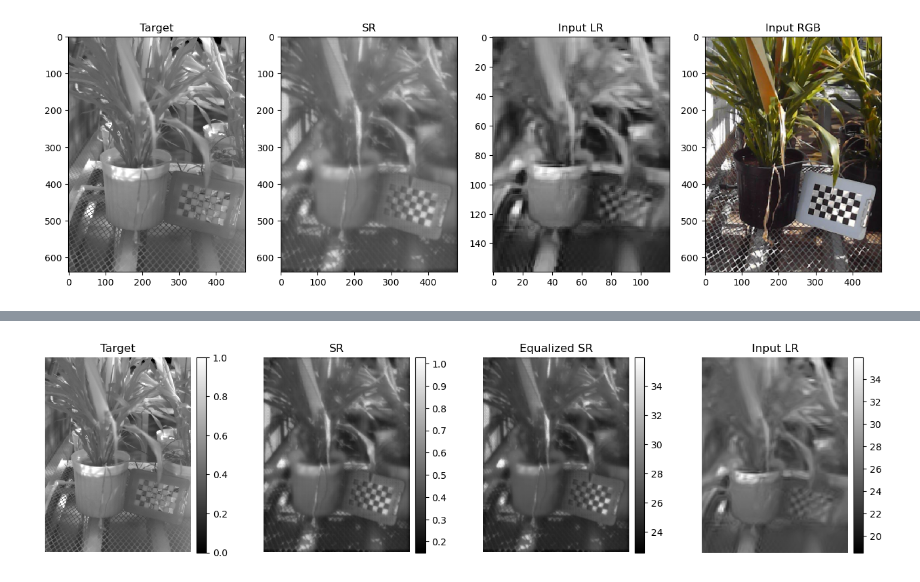
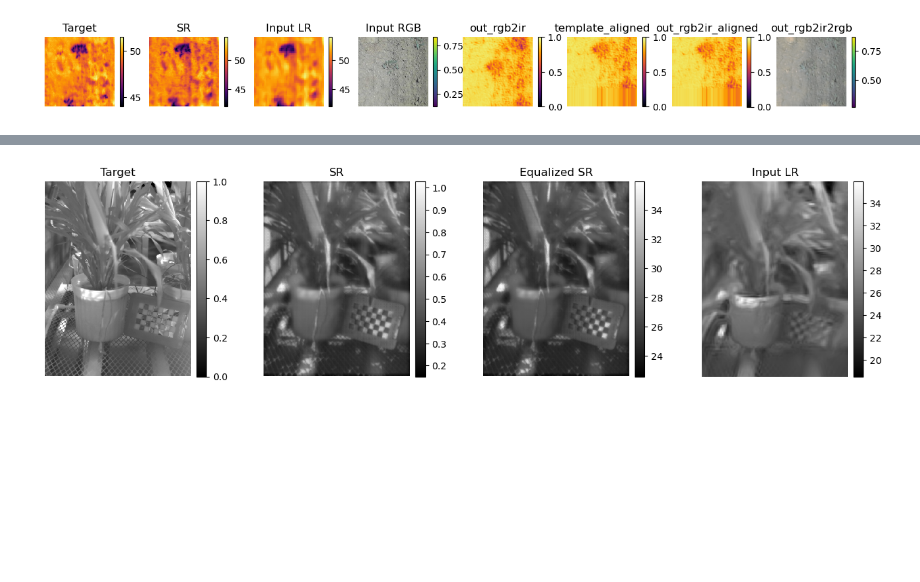
Before and after one commit to GEMINI-Breeding/SRGAN-PyTorch, a Jupyter notebook: test_themalRGB.ipynb, the cells around one changed output, grey strips where cells are left out. Drawn from its saved outputs; the diff is of its cells as text; code cells hidden in the pictures; blank space fills up the shorter version.

```diff
--- a/test_themalRGB.ipynb
+++ b/test_themalRGB.ipynb
@@ -41,0 +100,15 @@ Generator(
+# %%
+config = Config()
+# config.device = torch.device("cpu", 0)
+model = Generator(debug=True)
+#model.load_state_dict(torch.load('results/2022-05-01-ThermalRGB_NCCLoss_Fixbug/g-best.pth'))
+#model.load_state_dict(torch.load('results/2022-05-01-ThermalRGB_NCCLoss_Fixbug/g-last.pth')) # Best visual reslt
+#model.load_state_dict(torch.load('results/2023-06-01-ThermalRGB_HRMSE_RGBNCC_RealTemp/g-last.pth'))
+#model.load_state_dict(torch.load('results/2023-06-01-ThermalRGB_HRMSE_RGBNCC_RealTemp/g-last.pth'))
+# model.load_state_dict(torch.load('results/2023-06-02-ThermalRGB_HRMSE_HRNCC_RealTemp/g-best.pth'))
+#model.load_state_dict(torch.load('results/2023-06-06-ThermalRGB_HRMSE_HRNCC_T4Data/g_epoch_1301.pth')) # New structure!
+# model.load_state_dict(torch.load('results/2023-06-07-ThermalRGB_HRMSE_HRNCC_TIGAN/g-best.pth'))
+#model.load_state_dict(torch.load('results/2023-06-10-DeformableConv/g-last.pth'))
+model.load_state_dict(torch.load('results/2023-06-11-CycleGANSR2/g-last.pth'))
+model.to(config.device)
+model.eval()
@@ -42,34 +133,70 @@ Generator(
 # %%
 # Test Image
 #sample_dataset = ImageDataset(dataroot="/home/lion397/data/datasets/GEMINI/Training_220315/val/",image_size=96, upscale_factor=4, mode="train")
-sample_dataset = ImageDataset(dataroot="/home/lion397/data/datasets/GEMINI/Training_220315/val",image_size=96, upscale_factor=4, mode="train")
-(low_img, rgb_img, high_ir) = sample_dataset.getImage(10)
-rgb_img_disp = rgb_img
-low_img = torch.FloatTensor(low_img)[None, None,:, :]/255.0
-rgb_img = rgb_img[:, :, [2, 1, 0]] # swap channel from RGB to BGR
-rgb_img = torch.FloatTensor(rgb_img).permute(2,0,1).unsqueeze(0)/255.0
-high_ir = torch.FloatTensor(high_ir)[None, None,:, :]/255.0
-lr = low_img.to(config.device, non_blocking=True)
-rgb = rgb_img.to(config.device, non_blocking=True)
-high_ir = high_ir.to(config.device, non_blocking=True)
-sr = model(lr, rgb)
+#sample_dataset = ImageDataset(dataroot="/home/lion397/data/datasets/GEMINI/Training_220315/val",image_size=256, upscale_factor=4, mode="val")
+#sample_dataset = ImageDataset(dataroot="/home/GEMINI/Dataset_processing/Davis_Legumes/2022-06-20/Thermal_Matched",image_size=96, upscale_factor=4, mode="val", random_crop=True)
+sample_dataset = ImageDataset(dataroot="/home/lion397/data/datasets/GEMINI/Training_T4_1_2_3/val",image_size=256, upscale_factor=4, mode="val", random_crop=True)
+(low_img, rgb_img, high_ir, thermal_info) = sample_dataset[100] # 늘 쓰던 Referene image
+#rgb_img = move_tensor(rgb_img,0,20)
+#rgb_img = torch.FloatTensor(np.zeros((3,256,256)))
+high_img = high_ir.squeeze()
+lr_img = low_img.squeeze()
+lr = low_img.unsqueeze(0).to(config.device, non_blocking=True)
+rgb = rgb_img.unsqueeze(0).to(config.device, non_blocking=True)
+rgb_img_disp = rgb_img.permute(1,2,0).cpu().detach().numpy()
+print(thermal_info)
+sr, debug = model(lr, rgb)
+# print(model.stn.dtheta)
 sr_img = sr.squeeze().cpu().detach().numpy()
 lr_img = lr.squeeze().cpu().detach().numpy()
 high_img = high_ir.squeeze().cpu().detach().numpy()
-# plt.imshow(sr_img,cmap='gray')
-f, axarr = plt.subplots(1,4, figsize=(16,8))
-im0 = axarr[0].imshow(high_img, interpolation='none', cmap='gray')
+f, axarr = plt.subplots(1,8, figsize=(16,8))
+high_img = calc_temp(high_img, thermal_info['hr'])
+im0 = axarr[0].imshow(high_img, interpolation='none', cmap='inferno')
 axarr[0].set_title("Target")
-#plt.colorbar(im0, ax=axarr[0])
-im1 = axarr[1].imshow(sr_img, interpolation='none', cmap='gray',vmin=0, vmax=1.0)
+add_colorbar(im=im0,ax=axarr[0])
+sr_img = calc_temp(sr_img, thermal_info['lr'])
+im1 = axarr[1].imshow(sr_img, interpolation='none', cmap='inferno')
 axarr[1].set_title("SR")
-#plt.colorbar(im1, ax=axarr[1])
-im2 = axarr[2].imshow(lr_img, interpolation='none', cmap='gray',vmin=0, vmax=1.0)
+add_colorbar(im=im1,ax=axarr[1])
+lr_img = calc_temp(lr_img, thermal_info['lr'])
+im2 = axarr[2].imshow(lr_img, interpolation='none', cmap='inferno')
 axarr[2].set_title("Input LR")
-#plt.colorbar(im2, ax=axarr[2])
+add_colorbar(im=im2,ax=axarr[2])
 im3 = axarr[3].imshow(cv2.cvtColor(rgb_img_disp,cv2.COLOR_RGB2BGR),interpolation='none')
 axarr[3].set_title("Input RGB")
-#plt.colorbar(im3, ax=axarr[3])
+add_colorbar(im=im3,ax=axarr[3])
+axarr[3].axis("off")
+
+im3 = axarr[4].imshow(model.out_rgb2ir.squeeze().cpu().detach().numpy(), cmap='inferno',vmin=0,vmax=1)
+axarr[4].set_title("out_rgb2ir")
+add_colorbar(im=im3,ax=axarr[4])
+axarr[4].axis("off")
+
+
+template = model.out_rgb2ir.to('cpu', non_blocking=True)
+lr_resized = F.interpolate(lr, size=(template.shape[-2], template.shape[-1]), mode='bilinear', align_corners=False).to('cpu', non_blocking=True)
+theta = matchTemplateThetaBatch(lr_resized, template)
+resampling_grid = F.affine_grid(theta.view(-1, 2, 3), template.size())
+template_aligned = F.grid_sample(template, resampling_grid, mode='bilinear', padding_mode='border', align_corners=False) # 'zeros', 'border', or 'reflection'
+print(theta)
+
+im3 = axarr[5].imshow(template_aligned.squeeze().cpu().detach().numpy(), cmap='inferno',vmin=0,vmax=1)
+axarr[5].set_title("template_aligned")
+add_colorbar(im=im3,ax=axarr[5])
+axarr[5].axis("off")
+
+im3 = axarr[6].imshow(model.out_rgb2ir_aligned.squeeze().cpu().detach().numpy(), cmap='inferno',vmin=0,vmax=1)
+axarr[6].set_title("out_rgb2ir_aligned")
+add_colorbar(im=im3,ax=axarr[6])
+axarr[6].axis("off")
+
+
+rgb_img_disp = cv2.cvtColor(model.out_rgb2ir2rgb.squeeze().permute(1,2,0).cpu().detach().numpy(),cv2.COLOR_RGB2BGR)
+im3 = axarr[7].imshow(rgb_img_disp)
+axarr[7].set_title("out_rgb2ir2rgb")
+add_colorbar(im=im3,ax=axarr[7])
+axarr[7].axis("off")
 
 plt.show()
 # %% [output]
@@ -76 +205 @@ plt.show()
-[figure, old version]
+[figure, new version]
```
Also changed, not shown: parts of 20 cells of this notebook, 4 other files.
